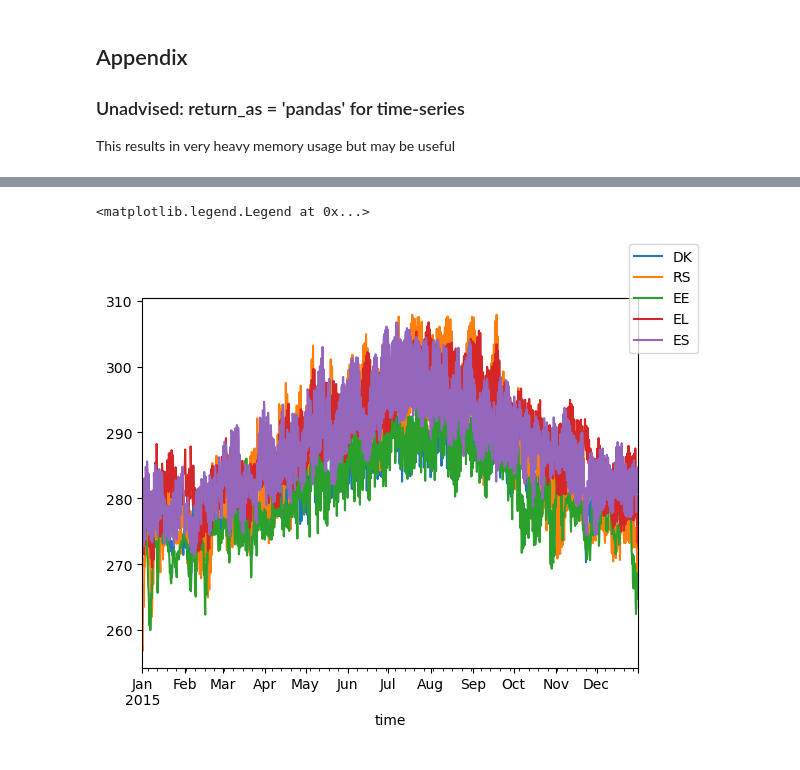
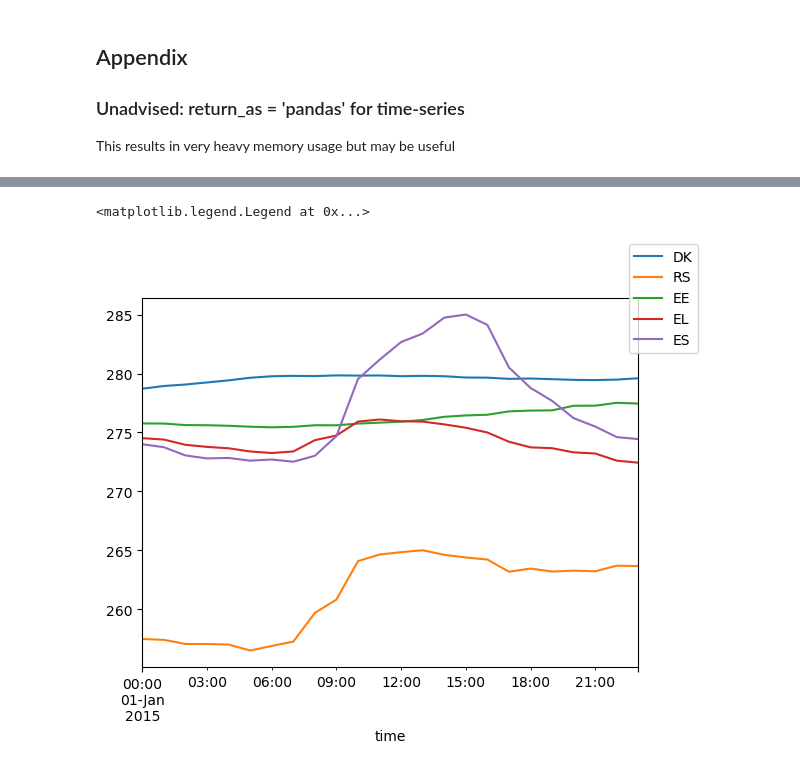
Before and after one commit to ecmwf/earthkit-transforms, a Jupyter notebook: docs/notebooks/aggregate/aggregate-spatial.ipynb, the cells around one changed output, grey strips where cells are left out. Cells and saved outputs as stored; diff of their text form; code cells hidden in the pictures.

```diff
--- a/docs/notebooks/aggregate/aggregate-spatial.ipynb
+++ b/docs/notebooks/aggregate/aggregate-spatial.ipynb
@@ -384,12 +387,12 @@ Returning reduced data in pandas format is considered experimental and may chang
 # %%
 feature_index = "FID"
-plot_var = "t2m_mean"
+plot_var = "t2m"
 # plot_x_vals = reduced_data.attrs[f"{plot_var}_dims"]["time"]
 fig, ax = plt.subplots(1)
 for feature in reduced_data_pd.index.get_level_values(feature_index).unique()[:5]:
     temp = reduced_data_pd.xs(feature, level=feature_index)
     temp[plot_var].plot(ax=ax, label=feature)
 fig.legend()
 # %% [output]
 <matplotlib.legend.Legend at 0x...>
-[figure, old version]
+[figure, new version]
```
Also changed, not shown: parts of 9 cells of this notebook.
